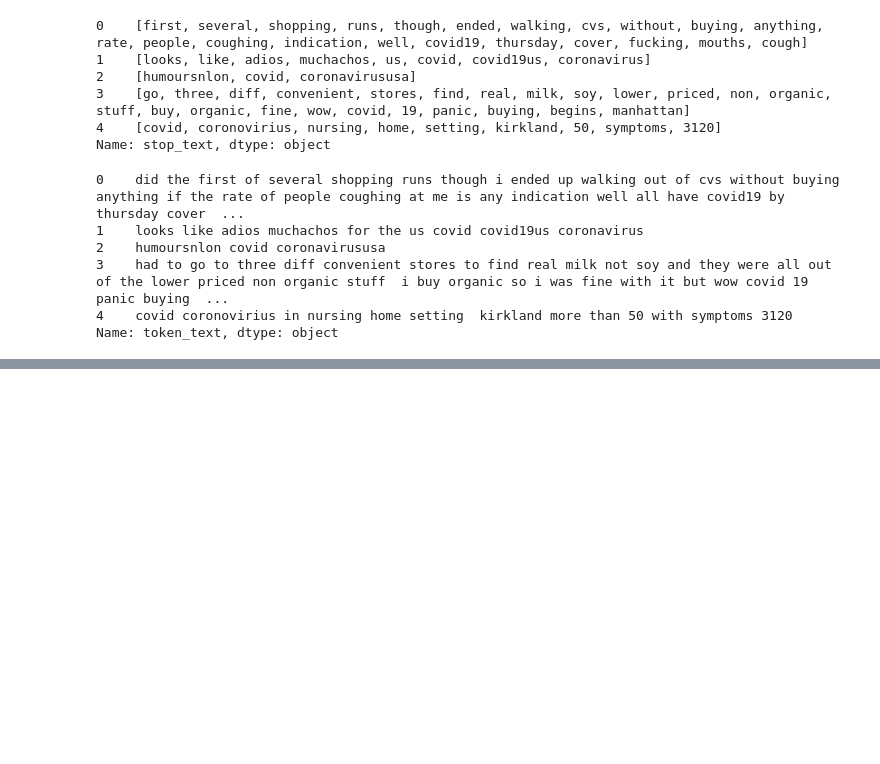
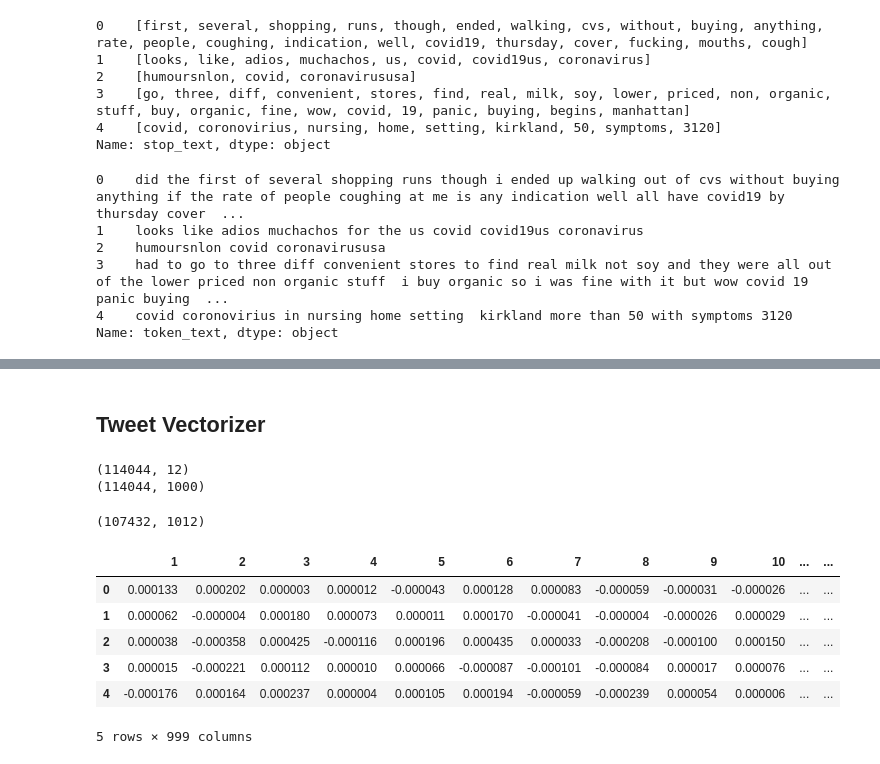
Before and after one commit to boosra/client_project-Covid, a Jupyter notebook: max/WordVectorizer.ipynb, the cells around one changed output, grey strips where cells are left out. Drawn from its saved outputs; the diff is of its cells as text; code cells hidden in the pictures; blank space fills up the shorter version.

```diff
--- a/max/WordVectorizer.ipynb
+++ b/max/WordVectorizer.ipynb
@@ -91,0 +98,58 @@ tweet_w2v.most_similar('covid')
+# %% [markdown]
+## Tweet Vectorizer
+# %%
+# Functions found in this cell were created by instructor Noah Christiansen
+# He is great
+# Define vectorization function
+#word2vecmodel = tweet_w2v
+def vectorize_corpus(keyword_list):
+    # Instantiate counter for number of words in keyword_list that exists
+    n_words = 0
+    # Create template for cumulative corpus vector sum
+    corpus_vec_sum = np.zeros((1,1000))
+    # Scan through each word in list
+    for word in keyword_list:
+        if word in tweet_w2v.wv.vocab:
+            word_vec = tweet_w2v.wv.word_vec(word)
+            #print(word_vec)
+            n_words +=1
+            corpus_vec_sum = corpus_vec_sum + word_vec
+    # Compute average vector by taking cumulative vector sum and dividing it by number of words traced
+    corpus_avg_vec = corpus_vec_sum/n_words
+    # Squeeze this N-dimensional nested array object into a 1-D array to streamline future processing
+    corpus_avg_vec = np.squeeze(corpus_avg_vec)
+    return(corpus_avg_vec)
+
+#defining cosine similarity function
+def cos_sim(vector_1, vector_2):
+    dp = np.dot(vector_1, vector_2)
+    magnitude_v1 = np.sqrt(np.dot(vector_1,vector_1))
+    magnitude_v2 = np.sqrt(np.dot(vector_2,vector_2))
+    return(dp/(magnitude_v1*magnitude_v2))
+# %%
+vect_tweets = [vectorize_corpus(tweet) for tweet in df['stop_text']]
+vect_df = pd.DataFrame(vect_tweets)
+# %%
+print(df.shape)
+print(vect_df.shape)
+# %% [output]
+(114044, 12)
+(114044, 1000)
+# %%
+join_df = df.join(vect_df)
+join_df.dropna(inplace = True)
+join_df.shape
+# %% [output]
+(107432, 1012)
+# %%
+clean_vec_df= join_df.iloc[:, [i for i in range(13,1012)]]
+clean_og_df = join_df.iloc[:, [i for i in range(0,12)]]
+clean_vec_df.head()
+# %% [output]
+|  | 1 | 2 | 3 | 4 | 5 | 6 | 7 | 8 | 9 | 10 | ... | ... |
+| 0 | 0.000133 | 0.000202 | 0.000003 | 0.000012 | -0.000043 | 0.000128 | 0.000083 | -0.000059 | -0.000031 | -0.000026 | ... | ... |
+| 1 | 0.000062 | -0.000004 | 0.000180 | 0.000073 | 0.000011 | 0.000170 | -0.000041 | -0.000004 | -0.000026 | 0.000029 | ... | ... |
+| 2 | 0.000038 | -0.000358 | 0.000425 | -0.000116 | 0.000196 | 0.000435 | 0.000033 | -0.000208 | -0.000100 | 0.000150 | ... | ... |
+| 3 | 0.000015 | -0.000221 | 0.000112 | 0.000010 | 0.000066 | -0.000087 | -0.000101 | -0.000084 | 0.000017 | 0.000076 | ... | ... |
+| 4 | -0.000176 | 0.000164 | 0.000237 | 0.000004 | 0.000105 | 0.000194 | -0.000059 | -0.000239 | 0.000054 | 0.000006 | ... | ... |
+5 rows × 999 columns
```
Also changed, not shown: parts of 10 cells of this notebook.
